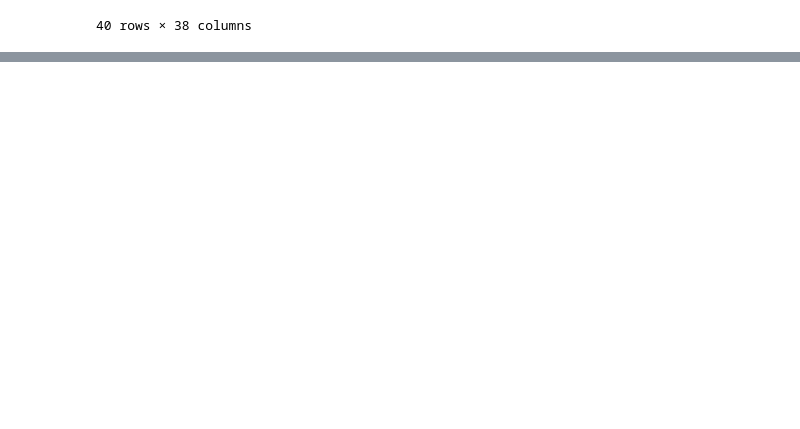
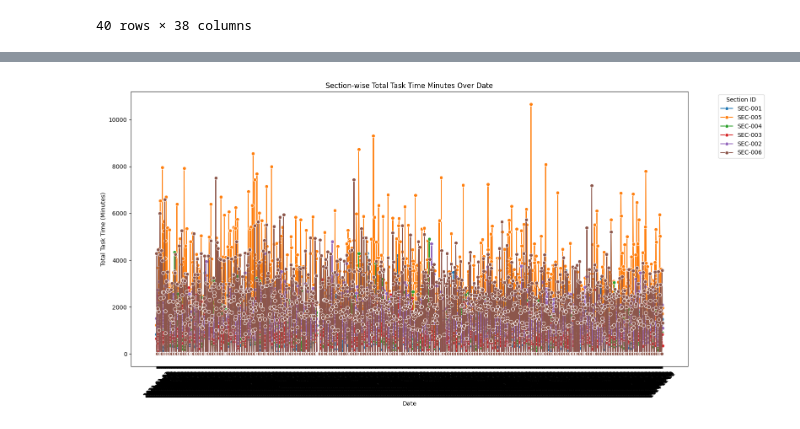
Before and after one commit to didulanthaisuru/rootcode_datathon_notebooks, a Jupyter notebook: set1_feature_eng_2.ipynb, the cells around one changed output, grey strips where cells are left out. Drawn from its saved outputs; the diff is of its cells as text; code cells hidden in the pictures; blank space fills up the shorter version.

Commit message:
add time vs date diagrams

```diff
--- a/set1_feature_eng_2.ipynb
+++ b/set1_feature_eng_2.ipynb
@@ -357,0 +373,15 @@ df.head(40)
+# %%
+# Visualize section-wise total_task_time_minutes over date
+import matplotlib.pyplot as plt
+import seaborn as sns
+plt.figure(figsize=(16,8))
+sns.lineplot(data=df, x='date', y='total_task_time_minutes', hue='section_id', marker='o')
+plt.title('Section-wise Total Task Time Minutes Over Date')
+plt.xlabel('Date')
+plt.ylabel('Total Task Time (Minutes)')
+plt.legend(title='Section ID', bbox_to_anchor=(1.05, 1), loc='upper left')
+plt.xticks(rotation=45)
+plt.tight_layout()
+plt.show()
+# %% [output]
+[figure, added]
```
Also changed, not shown: parts of 3 cells of this notebook, 1 other file.
